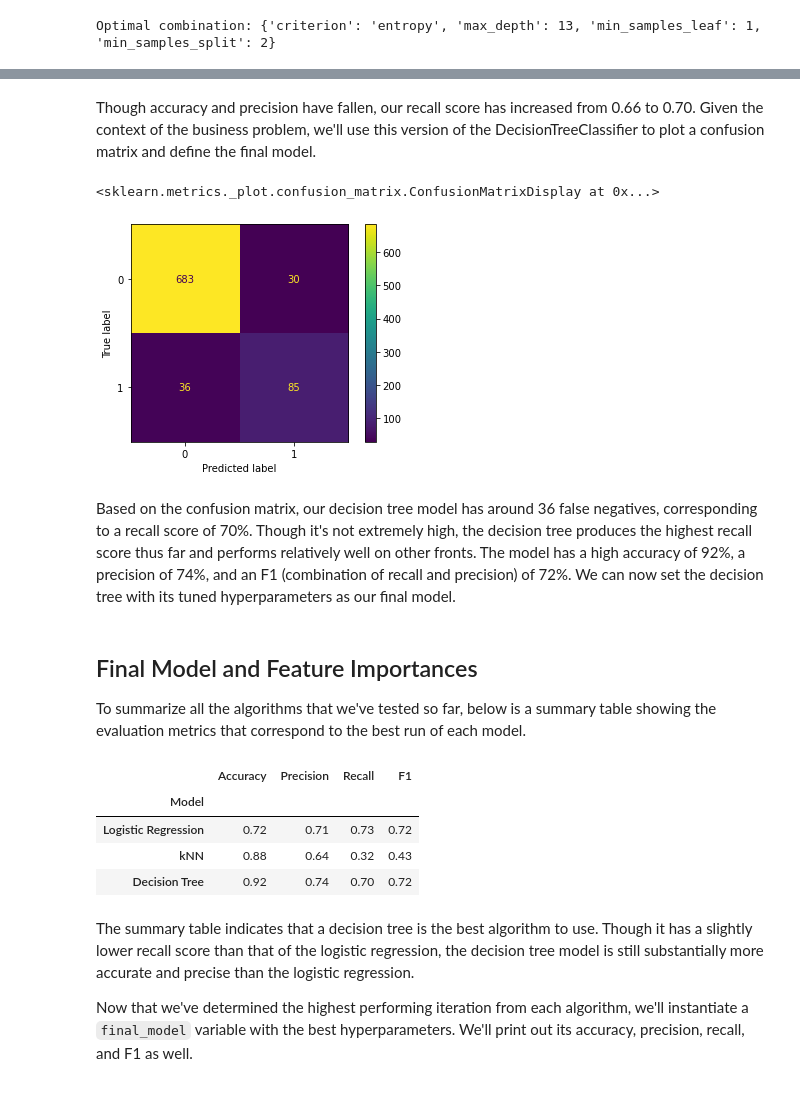
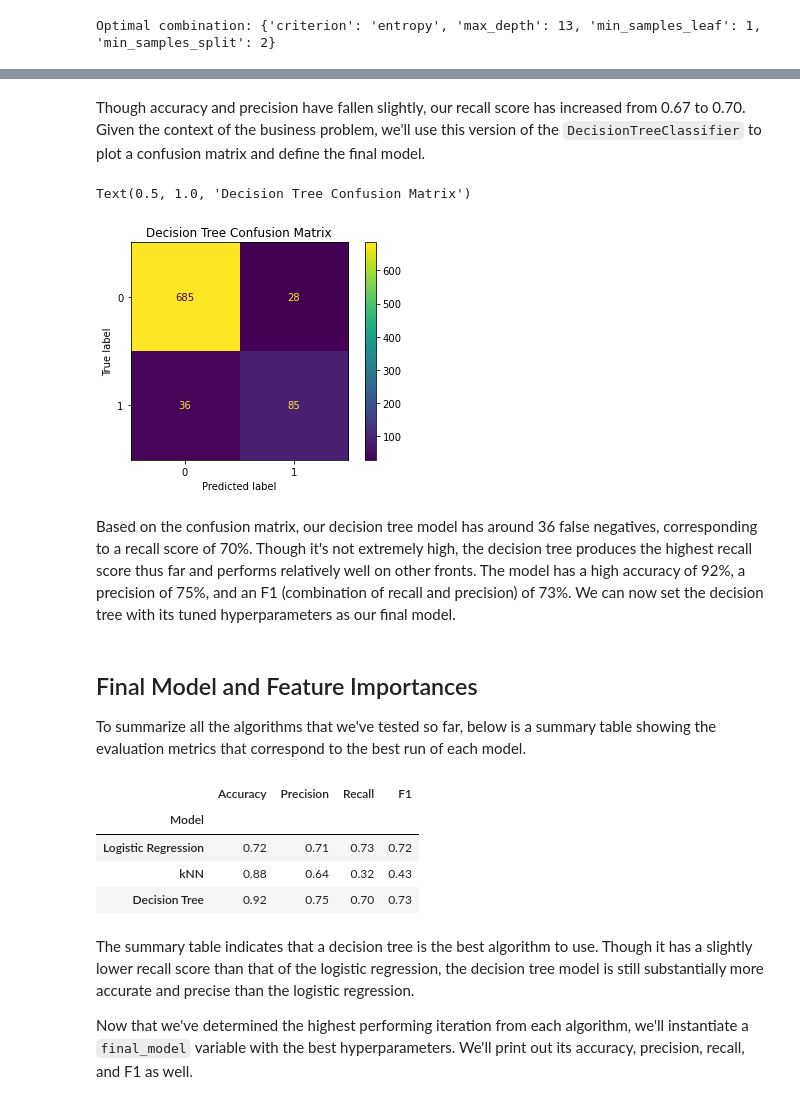
Before and after one commit to keziasetokusumo/p3_project, a Jupyter notebook: ChurnAnalysis_Notebook.ipynb, the cells around one changed output, grey strips where cells are left out. Saved outputs shown, nothing was run; the diff lists cells and outputs as text; code cells hidden in the pictures.

```diff
--- a/ChurnAnalysis_Notebook.ipynb
+++ b/ChurnAnalysis_Notebook.ipynb
@@ -611,11 +638,15 @@ Optimal combination: {'criterion': 'gini', 'max_depth': 10, 'min_samples_leaf':
 # %%
 # Define 'dtree_best' using the best parameters returned
-dtree_best = DecisionTreeClassifier(criterion = 'gini', max_depth = 10, min_samples_leaf = 4, min_samples_split = 2)
+dtree_best = DecisionTreeClassifier(criterion = 'gini', max_depth = 10, min_samples_leaf = 2, min_samples_split = 6)
 dtree_best.fit(X_train, y_train)
 y_pred = dtree_best.predict(X_test)
 print('Accuracy:', round(accuracy_score(y_test, y_pred),2))
 print('Precision:', round(precision_score(y_test, y_pred),2))
 print('Recall:', round(recall_score(y_test, y_pred),2))
 print('F1:', round(f1_score(y_test, y_pred),2))
+
+# Display the results in a classification report
+target_names = ['no churn', 'churn']
+print(classification_report(y_test, y_pred, target_names=target_names))
 # %% [output]
 Accuracy: 0.94
@@ -662,18 +715,19 @@ F1: 0.72
 # %% [markdown]
-Though accuracy and precision have fallen, our recall score has increased from 0.66 to 0.70. Given the context of the business problem, we'll use this version of the DecisionTreeClassifier to plot a confusion matrix and define the final model.
+Though accuracy and precision have fallen slightly, our recall score has increased from 0.67 to 0.70. Given the context of the business problem, we'll use this version of the `DecisionTreeClassifier` to plot a confusion matrix and define the final model.
 # %%
 # Import relevant function(s)
 from sklearn.metrics import confusion_matrix, ConfusionMatrixDisplay
 
 # Define the confusion matrix and create a display
 cm = confusion_matrix(y_test, y_pred)
 disp = ConfusionMatrixDisplay(cm)
 disp.plot()
+disp.ax_.set_title("Decision Tree Confusion Matrix")
 # %% [output]
-<sklearn.metrics._plot.confusion_matrix.ConfusionMatrixDisplay at 0x...>
+Text(0.5, 1.0, 'Decision Tree Confusion Matrix')
-[figure, old version]
+[figure, new version]
 # %% [markdown]
-Based on the confusion matrix, our decision tree model has around 36 false negatives, corresponding to a recall score of 70%. Though it's not extremely high, the decision tree produces the highest recall score thus far and performs relatively well on other fronts. The model has a high accuracy of 92%, a precision of 74%, and an F1 (combination of recall and precision) of 72%. We can now set the decision tree with its tuned hyperparameters as our final model.
+Based on the confusion matrix, our decision tree model has around 36 false negatives, corresponding to a recall score of 70%. Though it's not extremely high, the decision tree produces the highest recall score thus far and performs relatively well on other fronts. The model has a high accuracy of 92%, a precision of 75%, and an F1 (combination of recall and precision) of 73%. We can now set the decision tree with its tuned hyperparameters as our final model.
 # %% [markdown]
 ## Final Model and Feature Importances
 To summarize all the algorithms that we've tested so far, below is a summary table showing the evaluation metrics that correspond to the best run of each model.
@@ -693,7 +747,7 @@ summary
 | Model |  |  |  |  |
 | Logistic Regression | 0.72 | 0.71 | 0.73 | 0.72 |
 | kNN | 0.88 | 0.64 | 0.32 | 0.43 |
-| Decision Tree | 0.92 | 0.74 | 0.70 | 0.72 |
+| Decision Tree | 0.92 | 0.75 | 0.70 | 0.73 |
 # %% [markdown]
 The summary table indicates that a decision tree is the best algorithm to use. Though it has a slightly lower recall score than that of the logistic regression, the decision tree model is still substantially more accurate and precise than the logistic regression.
 
```
Also changed, not shown: parts of 55 cells of this notebook.
